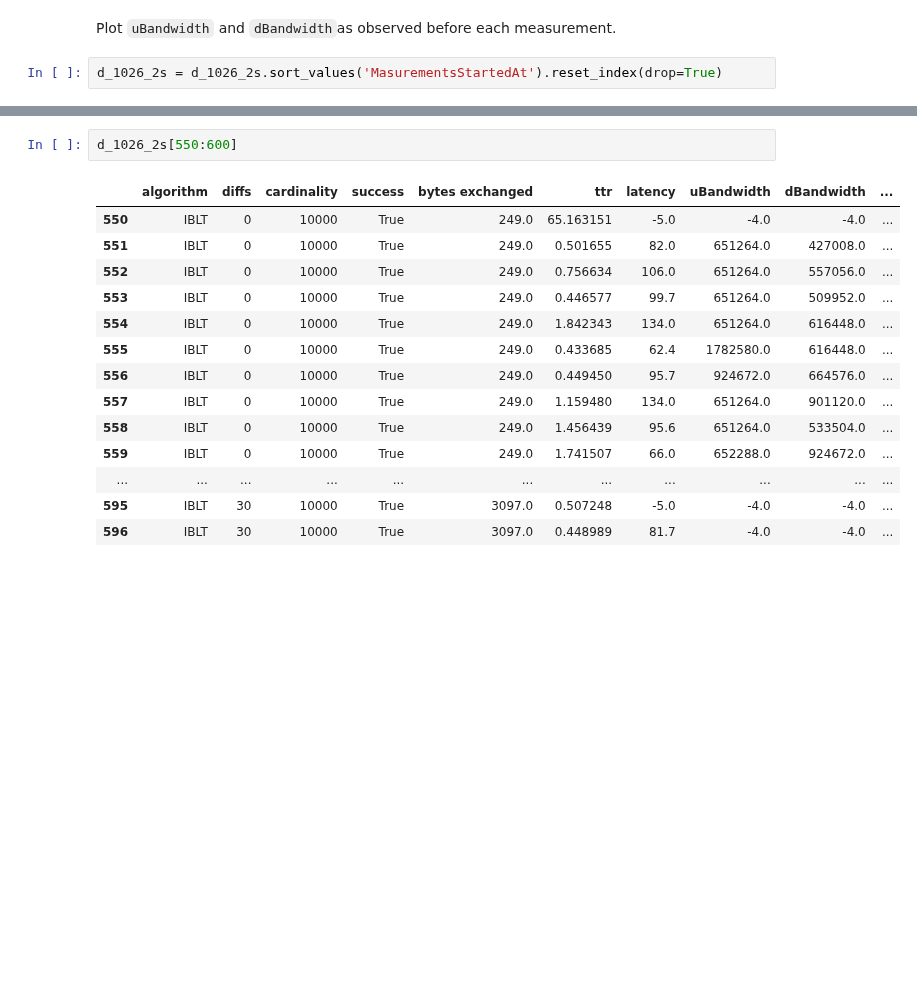
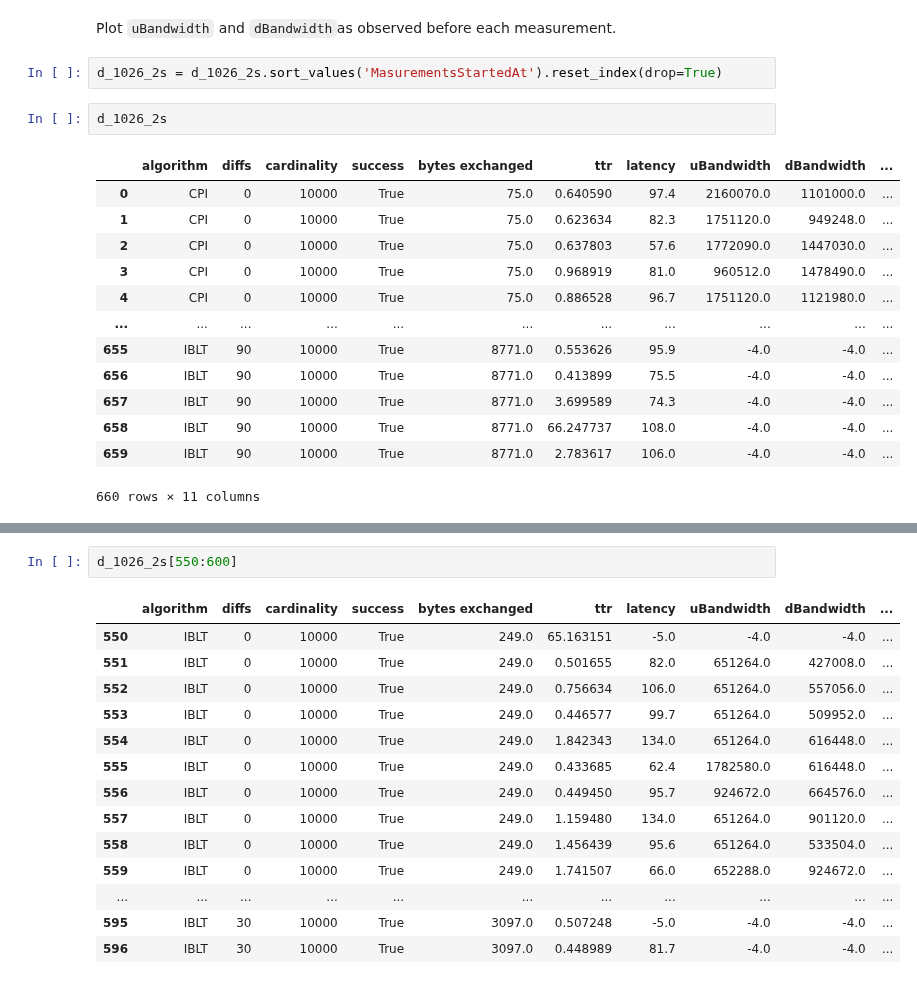
Before and after one commit to nislab/gensync, a Jupyter notebook: run/analysis.ipynb, the cells around one changed output, grey strips where cells are left out. Cells and saved outputs as stored; diff of their text form; blank space fills up the shorter version.

```diff
--- a/run/analysis.ipynb
+++ b/run/analysis.ipynb
@@ -978,3 +975,19 @@ Name: ttr, dtype: float64
 Plot `uBandwidth` and `dBandwidth`as observed before each measurement.
 # %%
 d_1026_2s = d_1026_2s.sort_values('MasurementsStartedAt').reset_index(drop=True)
+# %%
+d_1026_2s
+# %% [output]
+|  | algorithm | diffs | cardinality | success | bytes exchanged | ttr | latency | uBandwidth | dBandwidth | ... |
+| 0 | CPI | 0 | 10000 | True | 75.0 | 0.640590 | 97.4 | 2160070.0 | 1101000.0 | ... |
+| 1 | CPI | 0 | 10000 | True | 75.0 | 0.623634 | 82.3 | 1751120.0 | 949248.0 | ... |
+| 2 | CPI | 0 | 10000 | True | 75.0 | 0.637803 | 57.6 | 1772090.0 | 1447030.0 | ... |
+| 3 | CPI | 0 | 10000 | True | 75.0 | 0.968919 | 81.0 | 960512.0 | 1478490.0 | ... |
+| 4 | CPI | 0 | 10000 | True | 75.0 | 0.886528 | 96.7 | 1751120.0 | 1121980.0 | ... |
+| ... | ... | ... | ... | ... | ... | ... | ... | ... | ... | ... |
+| 655 | IBLT | 90 | 10000 | True | 8771.0 | 0.553626 | 95.9 | -4.0 | -4.0 | ... |
+| 656 | IBLT | 90 | 10000 | True | 8771.0 | 0.413899 | 75.5 | -4.0 | -4.0 | ... |
+| 657 | IBLT | 90 | 10000 | True | 8771.0 | 3.699589 | 74.3 | -4.0 | -4.0 | ... |
+| 658 | IBLT | 90 | 10000 | True | 8771.0 | 66.247737 | 108.0 | -4.0 | -4.0 | ... |
+| 659 | IBLT | 90 | 10000 | True | 8771.0 | 2.783617 | 106.0 | -4.0 | -4.0 | ... |
+660 rows × 11 columns
```
Also changed, not shown: parts of 4 cells of this notebook, 2 other files.
